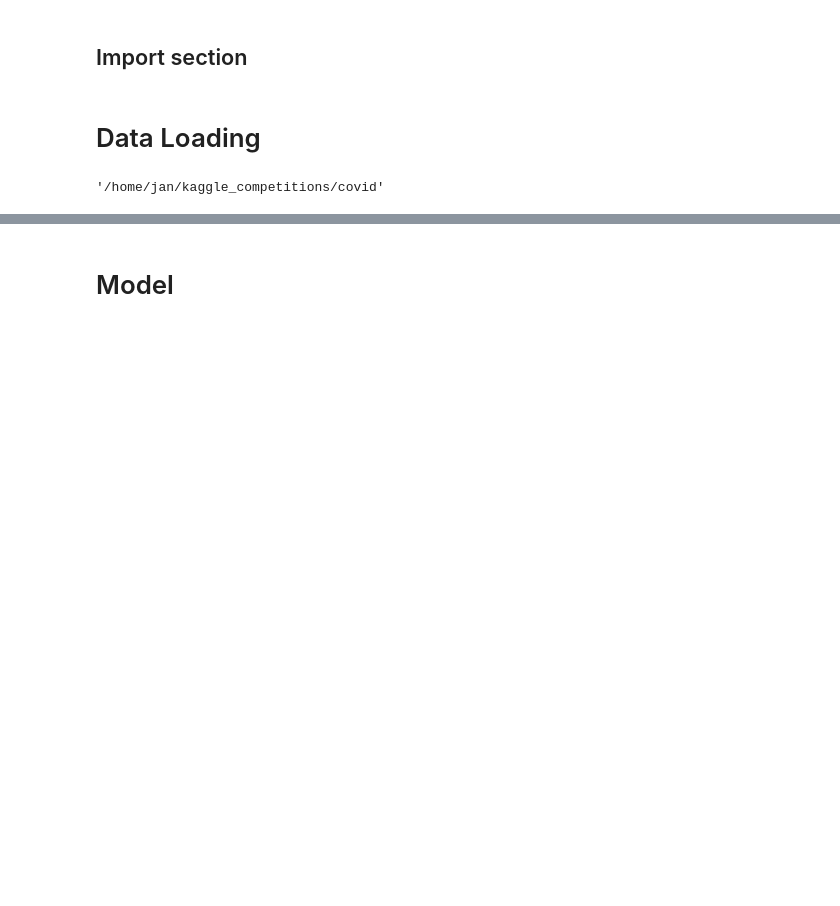
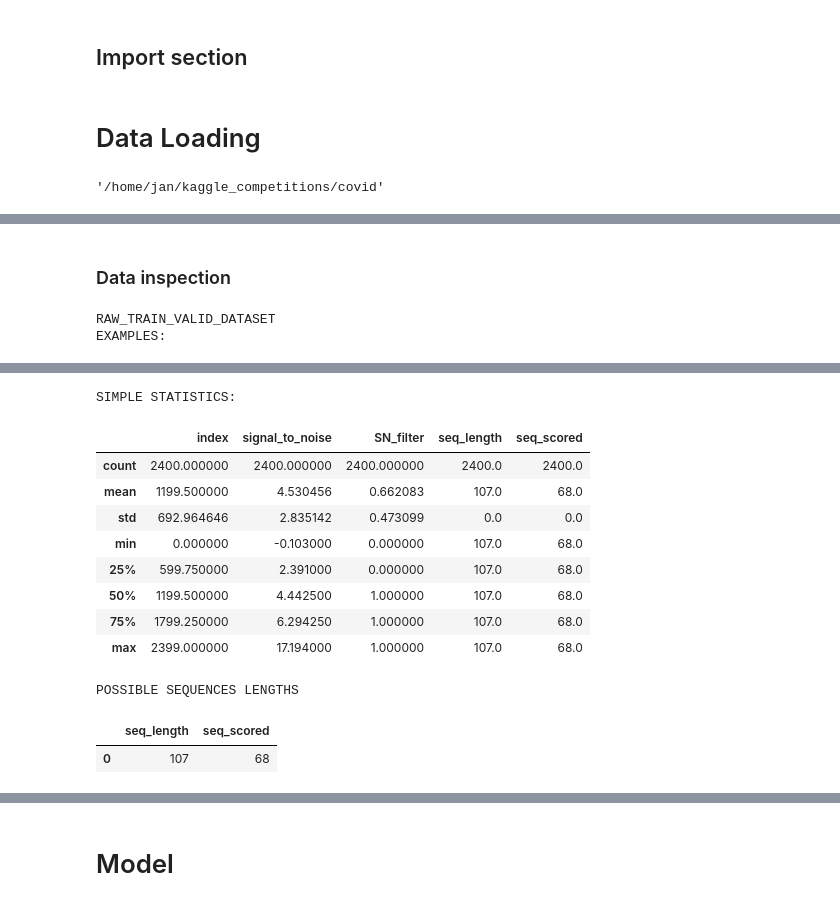
Before and after one commit to JanKapala/OpenVaccine-COVID-19-mRNA-Vaccine-Degradation-Prediction, a Jupyter notebook: Covid.ipynb, the cells around one changed output, grey strips where cells are left out. Cells and saved outputs as stored; diff of their text form; code cells hidden in the pictures; blank space fills up the shorter version.

```diff
--- a/Covid.ipynb
+++ b/Covid.ipynb
@@ -52,0 +42,18 @@ raw_test_ds.head()
+# %% [markdown]
+### Data inspection
+# %%
+def raw_ds_summary(raw_ds):
+    print('EXAMPLES:')
+    display(raw_ds.head())
+    print()
+    print('SIMPLE STATISTICS:')
+    display(raw_ds.describe())
+    print()
+    print('POSSIBLE SEQUENCES LENGTHS')
+    display(raw_ds[['seq_length', 'seq_scored']].drop_duplicates())
+# %%
+print('RAW_TRAIN_VALID_DATASET')
+raw_ds_summary(raw_train_valid_ds)
+# %% [output]
+RAW_TRAIN_VALID_DATASET
+EXAMPLES:
@@ -52,0 +66,13 @@ raw_test_ds.head()
+SIMPLE STATISTICS:
+|  | index | signal_to_noise | SN_filter | seq_length | seq_scored |
+| count | 2400.000000 | 2400.000000 | 2400.000000 | 2400.0 | 2400.0 |
+| mean | 1199.500000 | 4.530456 | 0.662083 | 107.0 | 68.0 |
+| std | 692.964646 | 2.835142 | 0.473099 | 0.0 | 0.0 |
+| min | 0.000000 | -0.103000 | 0.000000 | 107.0 | 68.0 |
+| 25% | 599.750000 | 2.391000 | 0.000000 | 107.0 | 68.0 |
+| 50% | 1199.500000 | 4.442500 | 1.000000 | 107.0 | 68.0 |
+| 75% | 1799.250000 | 6.294250 | 1.000000 | 107.0 | 68.0 |
+| max | 2399.000000 | 17.194000 | 1.000000 | 107.0 | 68.0 |
+POSSIBLE SEQUENCES LENGTHS
+|  | seq_length | seq_scored |
+| 0 | 107 | 68 |
```
Also changed, not shown: parts of 63 cells of this notebook, 44 other files.
